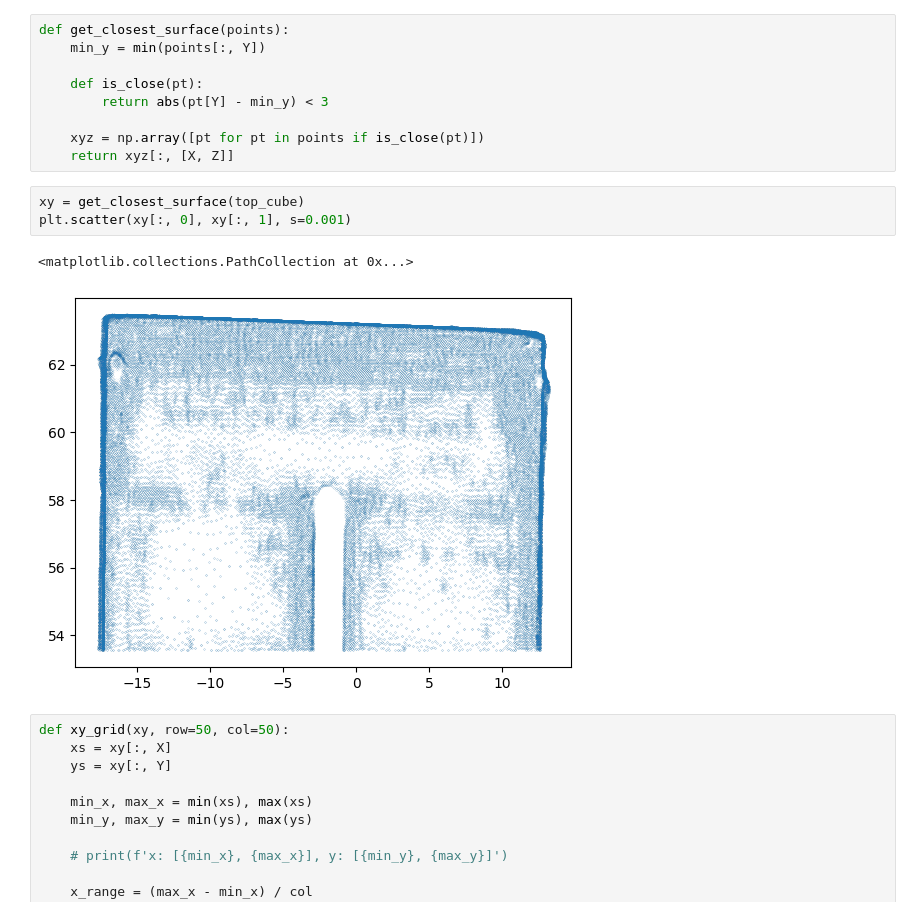
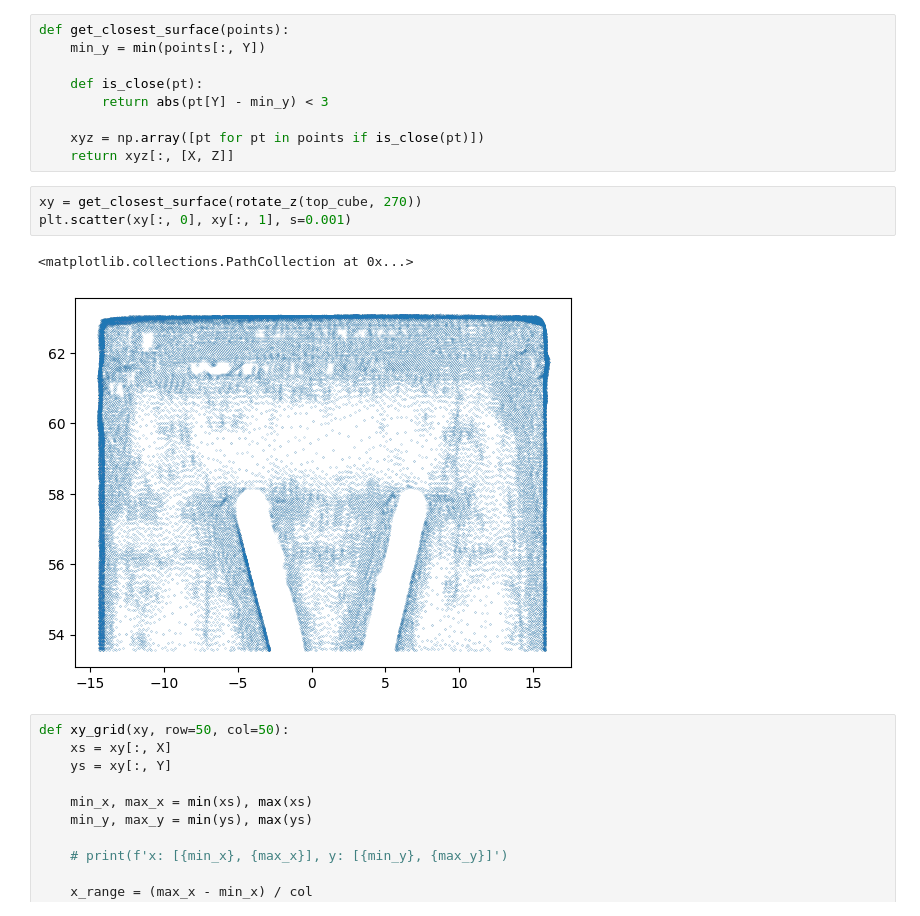
Before and after one commit to jichengzhi/crop-cube, a Jupyter notebook: 3d-solution.ipynb, the cells around one changed output. Cells and saved outputs as stored; diff of their text form.

```diff
--- a/3d-solution.ipynb
+++ b/3d-solution.ipynb
@@ -214,11 +214,11 @@ def get_closest_surface(points):
     xyz = np.array([pt for pt in points if is_close(pt)])
     return xyz[:, [X, Z]]
 # %%
-xy = get_closest_surface(top_cube)
+xy = get_closest_surface(rotate_z(top_cube, 270))
 plt.scatter(xy[:, 0], xy[:, 1], s=0.001)
 # %% [output]
 <matplotlib.collections.PathCollection at 0x...>
-[figure, old version]
+[figure, new version]
 # %%
 def xy_grid(xy, row=50, col=50):
     xs = xy[:, X]
```
Also changed, not shown: parts of 4 cells of this notebook, 3 other files.
